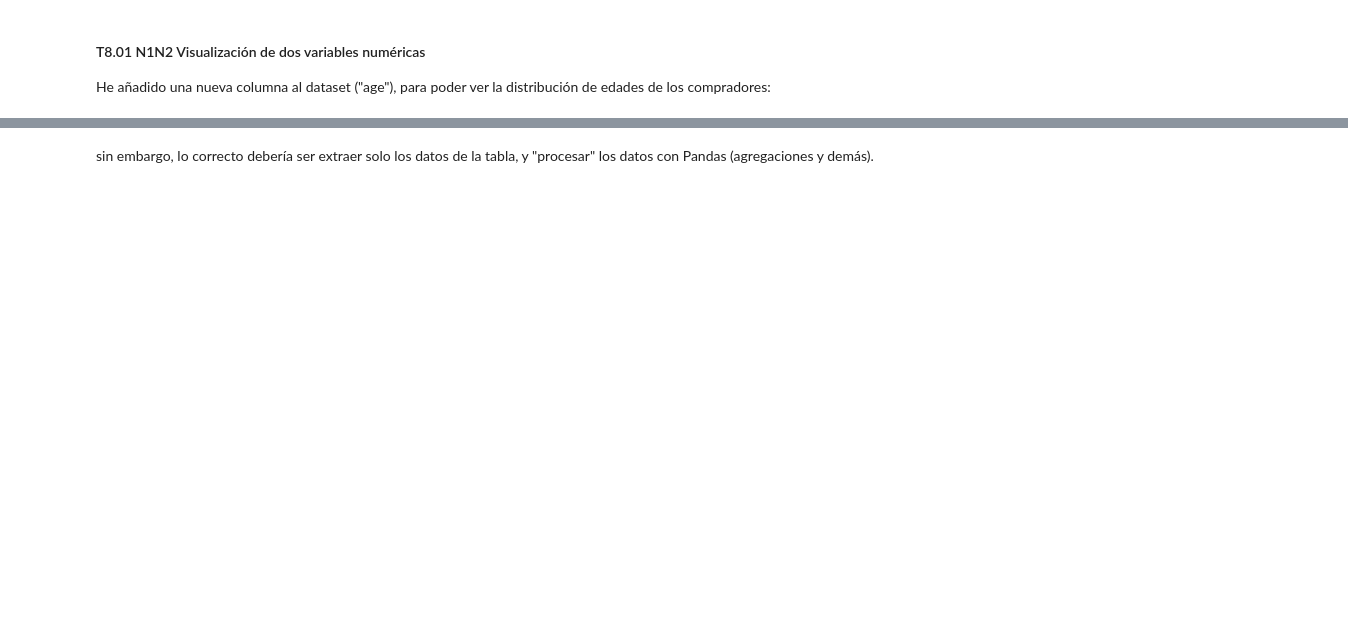
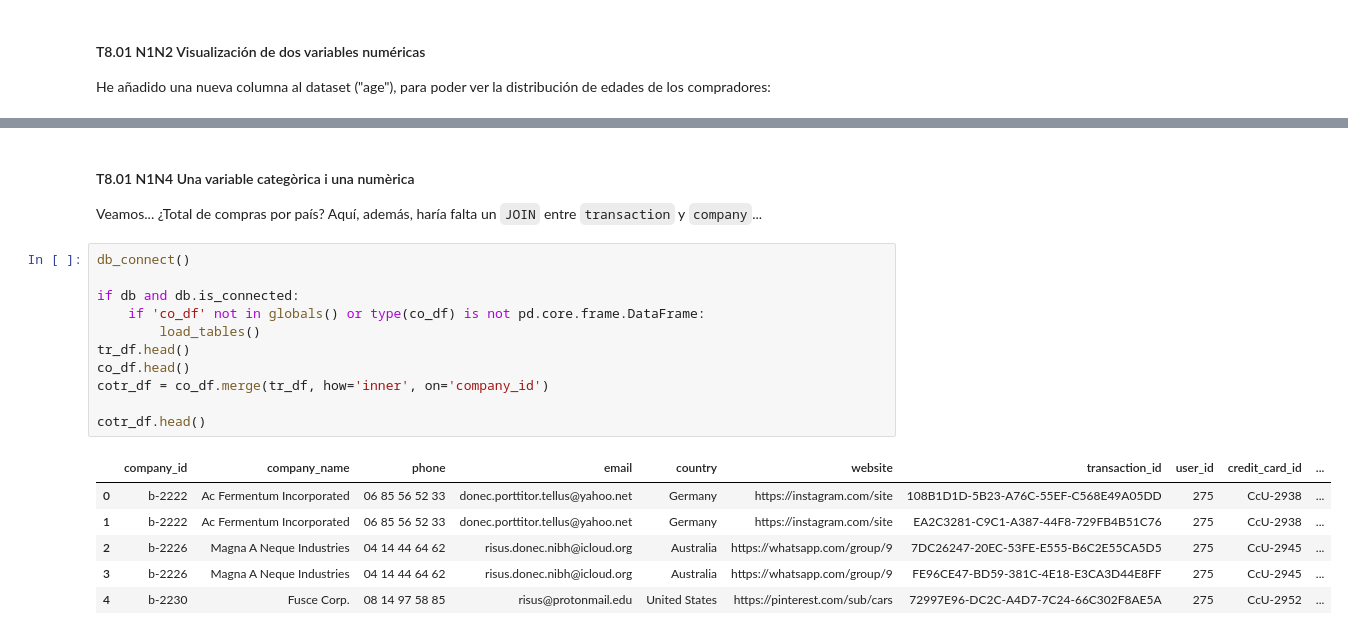
Before and after one commit to mlopezgva/it-academy-mlg, a Jupyter notebook: SPRINT8/Sprint_8.ipynb, the cells around one changed output, grey strips where cells are left out. Drawn from its saved outputs; the diff is of its cells as text; blank space fills up the shorter version.

```diff
--- a/SPRINT8/Sprint_8.ipynb
+++ b/SPRINT8/Sprint_8.ipynb
@@ -162,2 +157,22 @@ if db and db.is_connected:
 # %% [markdown]
-sin embargo, lo correcto debería ser extraer solo los datos de la tabla, y "procesar" los datos con Pandas (agregaciones y demás).
+#### T8.01 N1N4 Una variable categòrica i una numèrica
+
+Veamos... ¿Total de compras por país? Aquí, además, haría falta un `JOIN` entre `transaction` y `company`...
+# %%
+db_connect()
+
+if db and db.is_connected:
+    if 'co_df' not in globals() or type(co_df) is not pd.core.frame.DataFrame:
+        load_tables()
+tr_df.head()
+co_df.head()
+cotr_df = co_df.merge(tr_df, how='inner', on='company_id')
+
+cotr_df.head()
+# %% [output]
+|  | company_id | company_name | phone | email | country | website | transaction_id | user_id | credit_card_id | ... |
+| 0 | b-2222 | Ac Fermentum Incorporated | 06 85 56 52 33 | donec.porttitor.tellus@yahoo.net | Germany | https://instagram.com/site | 108B1D1D-5B23-A76C-55EF-C568E49A05DD | 275 | CcU-2938 | ... |
+| 1 | b-2222 | Ac Fermentum Incorporated | 06 85 56 52 33 | donec.porttitor.tellus@yahoo.net | Germany | https://instagram.com/site | EA2C3281-C9C1-A387-44F8-729FB4B51C76 | 275 | CcU-2938 | ... |
+| 2 | b-2226 | Magna A Neque Industries | 04 14 44 64 62 | risus.donec.nibh@icloud.org | Australia | https://whatsapp.com/group/9 | 7DC26247-20EC-53FE-E555-B6C2E55CA5D5 | 275 | CcU-2945 | ... |
+| 3 | b-2226 | Magna A Neque Industries | 04 14 44 64 62 | risus.donec.nibh@icloud.org | Australia | https://whatsapp.com/group/9 | FE96CE47-BD59-381C-4E18-E3CA3D44E8FF | 275 | CcU-2945 | ... |
+| 4 | b-2230 | Fusce Corp. | 08 14 97 58 85 | risus@protonmail.edu | United States | https://pinterest.com/sub/cars | 72997E96-DC2C-A4D7-7C24-66C302F8AE5A | 275 | CcU-2952 | ... |
```
Also changed, not shown: parts of 8 cells of this notebook, 1 other file.
